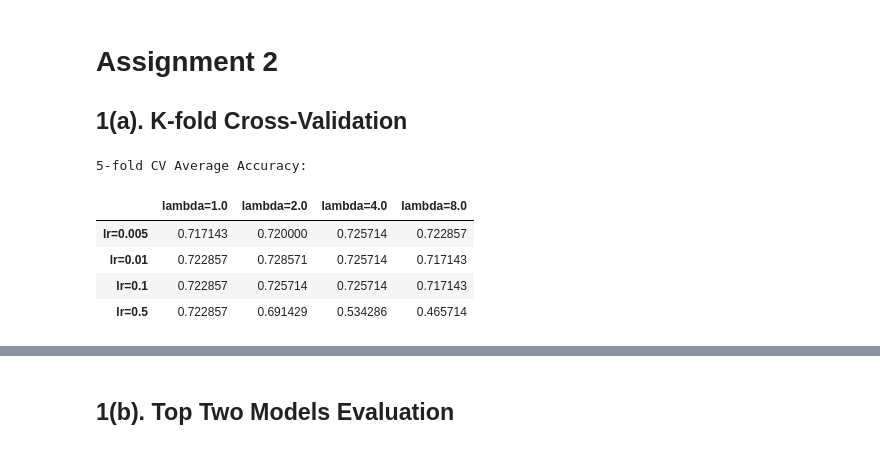
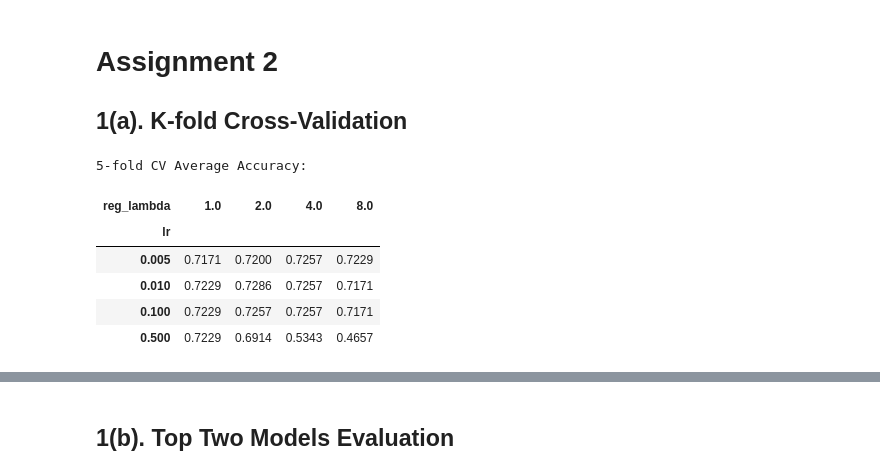
Before and after one commit to pinkypacman/DM2026-Assignment-1, a Jupyter notebook: asg2/Real_World_Classification.ipynb, the cells around one changed output, grey strips where cells are left out. Drawn from its saved outputs; the diff is of its cells as text; code cells hidden in the pictures.

```diff
--- a/asg2/Real_World_Classification.ipynb
+++ b/asg2/Real_World_Classification.ipynb
@@ -23,7 +23,7 @@ np.random.seed(seed)
 load the data
 # %%
 # Load data from the regularization demo CSV
-df = pd.read_csv('data/NYCU_Iris.csv')
+df = pd.read_csv('../data/NYCU_Iris.csv')
 df.head()
 # %% [output]
 |  | Id | SepalLengthCm | SepalWidthCm | PetalLengthCm | PetalWidthCm | BranchLength | AvgDust | ... |
@@ -401,66 +401,71 @@ F1-score  : 0.6726
 # %%
 from sklearn.model_selection import KFold, cross_val_score
 from model.linear_model import LinearModel
 from model.metrics import logloss, evaluate_binary_classifier
 from model.gradients import logloss_sigmoid_grad
 from model.activations import sigmoid
 import pandas as pd
 import numpy as np
 
 lrs = [0.005, 0.01, 0.1, 0.5]
 reg_lambdas = [1.0, 2.0, 4.0, 8.0]
 seed = 40
 
-# Model configuration
 loss_fn = logloss
 act_fn = sigmoid
 grad_fn = logloss_sigmoid_grad
 
-results = np.zeros((len(lrs), len(reg_lambdas)))
-
 cv = KFold(n_splits=5, shuffle=True, random_state=40)
 
-# Make sure X_train and y_train are available and in correct shape,
-# which they should be after running the 'Prepare the data' cell.
-for i, lr in enumerate(lrs):
-    for j, reg_lambda in enumerate(reg_lambdas):
+# Collect mean AND std across folds so we have a real tiebreaker.
+records = []
+for lr in lrs:
+    for reg_lambda in reg_lambdas:
         model = LinearModel(dim=X_train.shape[1],
                             is_reg=False,
-                            loss_fn=loss_fn,
-                            act_fn=act_fn,
-                            grad_fn=grad_fn,
-                            lr=lr,
-                            n_iteration = 10000,
-                            val_ratio=0.2,
-                            reg_type='l2',
-                            reg_lambda=reg_lambda,
+                            loss_fn=loss_fn, act_fn=act_fn, grad_fn=grad_fn,
+                            lr=lr, n_iteration=10000, val_ratio=0.2,
+                            reg_type='l2', reg_lambda=reg_lambda,
                             random_state=seed,
-                            verbose=False,
-                            plot_curve=False)
+                            verbose=False, plot_curve=False)
+        scores = cross_val_score(model, X_train, y_train, cv=cv, scoring='accuracy')
+        records.append({
+            'lr': lr,
+            'reg_lambda': reg_lambda,
+            'mean_acc': scores.mean(),
+            'std_acc': scores.std(),
+        })
 
-        scores = cross_val_score(model, X_train, y_train, cv=cv, scoring='accuracy')
-        results[i, j] = scores.mean()
+cv_df = pd.DataFrame(records)
 
-# Present the results in a 4x4 matrix
-results_df = pd.DataFrame(results, index=[f"lr={lr}" for lr in lrs], columns=[f"lambda={lam}" for lam in reg_lambdas])
+# 4x4 matrix view (unchanged from before)
+results_pivot = cv_df.pivot(index='lr', columns='reg_lambda', values='mean_acc')
 print("5-fold CV Average Accuracy:")
-display(results_df)
+display(results_pivot.round(4))
 
-# Find top two combinations
-flat_indices = np.argsort(results.flatten())[::-1]
-top2_indices = flat_indices[:2]
+# --- Deterministic tiebreaker, in priority order ---
+# 1. mean_acc DESC  -> primary objective
+# 2. std_acc  ASC   -> among ties, prefer the more stable model
+# 3. reg_lambda DESC -> among ties, prefer stronger regularization (Occam's razor)
+# 4. lr       ASC   -> among ties, prefer smaller step size (more stable training)
+ranked = cv_df.sort_values(
+    by=['mean_acc', 'std_acc', 'reg_lambda', 'lr'],
+    ascending=[False, True, False, True],
+).reset_index(drop=True)
+
+print("\nTop 2 Hyperparameter Settings:")
 top2_params = []
-print("\nTop 2 Hyperparameter Settings:")
-for idx in top2_indices:
-    lr_idx = idx // len(reg_lambdas)
-    lam_idx = idx % len(reg_lambdas)
-    top2_params.append((lrs[lr_idx], reg_lambdas[lam_idx]))
-    print(f"Learning Rate: {lrs[lr_idx]}, reg_lambda: {reg_lambdas[lam_idx]} (Accuracy: {results[lr_idx, lam_idx]:.4f})")
+for r in range(2):
+    row = ranked.iloc[r]
+    top2_params.append((row['lr'], row['reg_lambda']))
+    print(f"Learning Rate: {row['lr']}, reg_lambda: {row['reg_lambda']} "
+          f"(Accuracy: {row['mean_acc']:.4f}, Std: {row['std_acc']:.4f})")
 # %% [output]
 5-fold CV Average Accuracy:
-|  | lambda=1.0 | lambda=2.0 | lambda=4.0 | lambda=8.0 |
-| lr=0.005 | 0.717143 | 0.720000 | 0.725714 | 0.722857 |
-| lr=0.01 | 0.722857 | 0.728571 | 0.725714 | 0.717143 |
-| lr=0.1 | 0.722857 | 0.725714 | 0.725714 | 0.717143 |
-| lr=0.5 | 0.722857 | 0.691429 | 0.534286 | 0.465714 |
+| reg_lambda | 1.0 | 2.0 | 4.0 | 8.0 |
+| lr |  |  |  |  |
+| 0.005 | 0.7171 | 0.7200 | 0.7257 | 0.7229 |
+| 0.010 | 0.7229 | 0.7286 | 0.7257 | 0.7171 |
+| 0.100 | 0.7229 | 0.7257 | 0.7257 | 0.7171 |
+| 0.500 | 0.7229 | 0.6914 | 0.5343 | 0.4657 |
 Top 2 Hyperparameter Settings:
```
Also changed, not shown: parts of 7 cells of this notebook, 7 other files.
